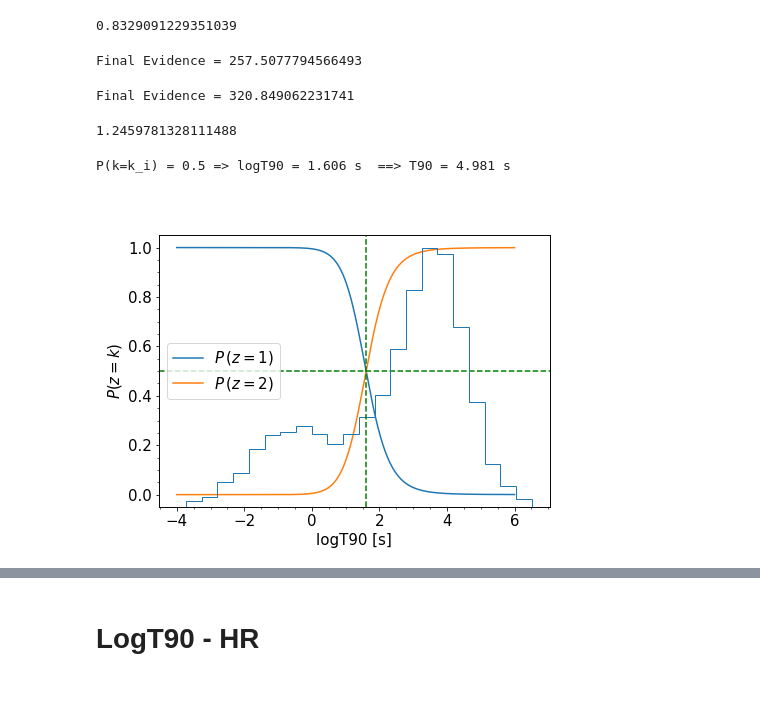
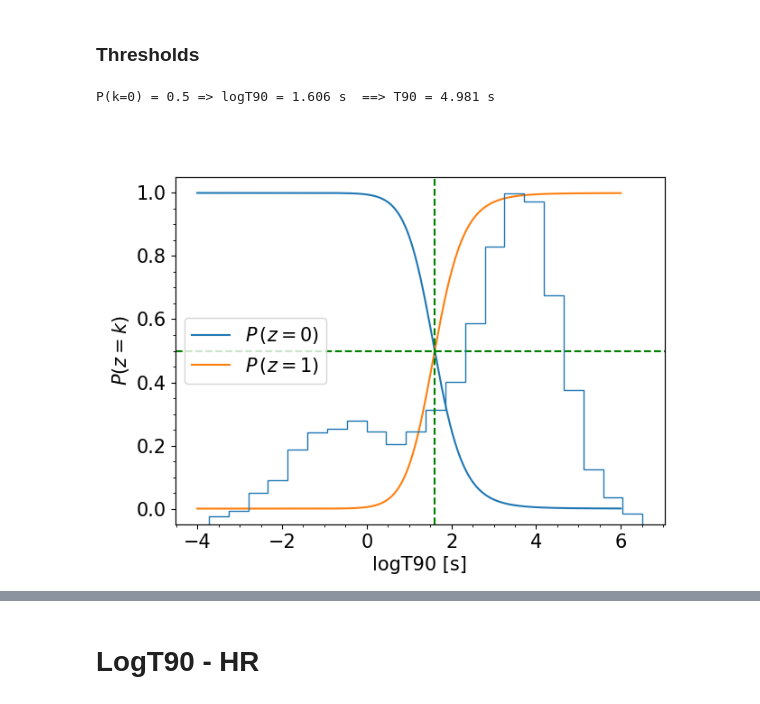
Before and after one commit to fdesanti/nested_sampling, a Jupyter notebook: posterior_analysis.ipynb, the cells around one changed output, grey strips where cells are left out. Cells and saved outputs as stored; diff of their text form; code cells hidden in the pictures.

Commit message:
improved threshold plot for every gaussian case

```diff
--- a/posterior_analysis.ipynb
+++ b/posterior_analysis.ipynb
@@ -29,57 +29,47 @@ if n_gauss == 3:
 P(k = 1) = 0.945
 P(k = 2) = 0.055
-# %%
-np.log(2.3)
-# %% [output]
-0.8329091229351039
-# %%
-Z3 = posteriors.compute_evidence(logT90, N = int(1e5))
-# %% [output]
-Final Evidence = 257.5077794566493
-# %%
-Z2 = posteriors.compute_evidence(logT90, N = int(1e5))
-# %% [output]
-Final Evidence = 320.849062231741
-# %%
-Z2/Z3
-# %% [output]
-1.2459781328111488
+# %% [markdown]
+### Thresholds
 # %%
 x = np.linspace(-4, 6, 10000)
-P1 = []
-P2 = []
-for _logT90 in x:
-    P1.append(posteriors.compute_class_prob(_logT90, 1, verbose = False))
-    P2.append(posteriors.compute_class_prob(_logT90, 2, verbose = False))
+Pk = []
 
-P1 = np.array(P1); P2 = np.array(P2)
+for k in range(n_gauss):
+    Pi = []
+    for _logT90 in x:
+        Pi.append(posteriors.compute_class_prob(_logT90, k+1, verbose = False))
+    Pk.append(Pi)
 
+Pk = np.array(Pk)
 plt.rcParams['font.size']=15
 
 fig, ax = plt.subplots(figsize=(7,5))
 twin1 = ax.twinx()
 twin1.hist(logT90, density=False, bins='fd', histtype='step', label='data')
 
-ax.plot(x, P1, label='$P\,(z=1)$')
-ax.plot(x, P2, label = '$P\,(z=2)$')
-#ax.plot(x, 10*P2*P1)
+for k in range(n_gauss):
+    ax.plot(x, Pk[k], label=f'$P\,(z={k})$')
 
-imax = np.where(P2*P1 == max(P2*P1))
-plt.axvline(x[imax], linestyle='--', color='g')
-ax.axhline(0.5, linestyle='--', color='g')
+
+for k in range(n_gauss-1):
+    imax = np.where(Pk[k]*Pk[k+1] == max(Pk[k]*Pk[k+1]))
+    plt.axvline(x[imax], linestyle='--', color='r' if n_gauss >2 else 'g')
+    print(f'P(k={k}) = 0.5 => logT90 = %.3f s  ==> T90 = %.3f s' %(x[imax], np.exp(x[imax])))
+
+
+ax.axhline(0.5, linestyle='--', color='r' if n_gauss >2 else 'g')
 ax.minorticks_on()
 ax.legend(loc = 'center left')
 
 ax.set_xlabel('logT90 [s]')
 ax.set_ylabel('$P(z = k)$')
 twin1.set_yticks([])
-print('P(k=k_i) = 0.5 => logT90 = %.3f s  ==> T90 = %.3f s' %(x[imax], np.exp(x[imax])))
 
 
 plt.savefig(f'{path}/threshold.png', dpi = 200)
 # %% [output]
-P(k=k_i) = 0.5 => logT90 = 1.606 s  ==> T90 = 4.981 s
+P(k=0) = 0.5 => logT90 = 1.606 s  ==> T90 = 4.981 s
-[figure, old version]
+[figure, new version]
 # %%
 #%matplotlib inline
 #posteriors.corner_plot(50)
```
Also changed, not shown: parts of 5 cells of this notebook, 6 other files.
